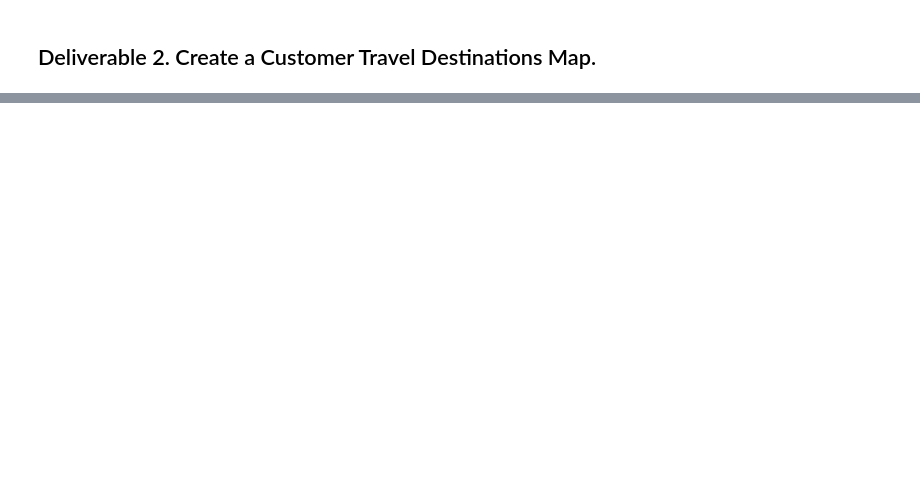
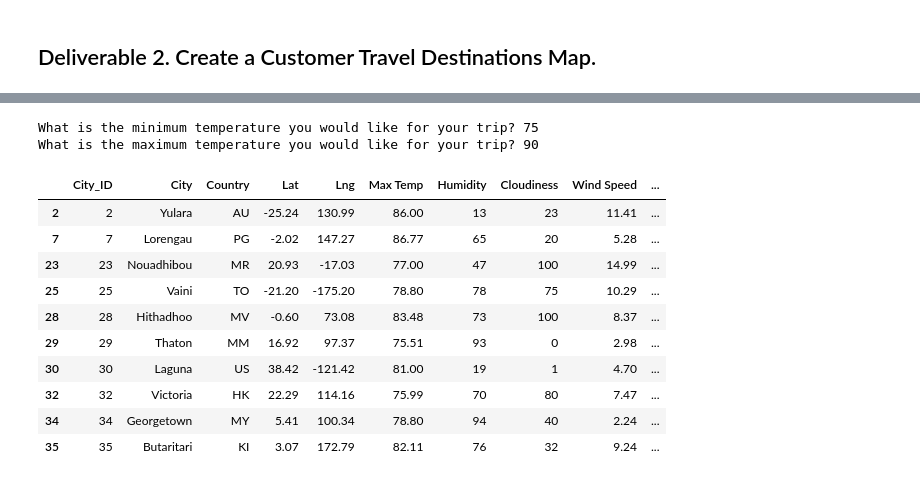
Before and after one commit to daniduce/World_Weather_Analysis, a Jupyter notebook: Vacation_search/Vacation_Search.ipynb, the cells around one changed output, grey strips where cells are left out. Drawn from its saved outputs; the diff is of its cells as text; code cells hidden in the pictures; blank space fills up the shorter version.

```diff
--- a/Vacation_search/Vacation_Search.ipynb
+++ b/Vacation_search/Vacation_Search.ipynb
@@ -25,6 +25,26 @@ city_data_df.head()
 # %%
 # 2. Prompt the user to enter minimum and maximum temperature criteria
+min_temp = float(input("What is the minimum temperature you would like for your trip? "))
+max_temp = float(input("What is the maximum temperature you would like for your trip? "))
+# %% [output]
+What is the minimum temperature you would like for your trip? 75
+What is the maximum temperature you would like for your trip? 90
 # %%
 # 3. Filter the city_data_df DataFrame using the input statements to create a new DataFrame using the loc method.
+preferred_cities_df = city_data_df.loc[(city_data_df["Max Temp"] <= max_temp) & \
+                                       (city_data_df["Max Temp"] >= min_temp)]
+preferred_cities_df.head(10)
+# %% [output]
+|  | City_ID | City | Country | Lat | Lng | Max Temp | Humidity | Cloudiness | Wind Speed | ... |
+| 2 | 2 | Yulara | AU | -25.24 | 130.99 | 86.00 | 13 | 23 | 11.41 | ... |
+| 7 | 7 | Lorengau | PG | -2.02 | 147.27 | 86.77 | 65 | 20 | 5.28 | ... |
+| 23 | 23 | Nouadhibou | MR | 20.93 | -17.03 | 77.00 | 47 | 100 | 14.99 | ... |
+| 25 | 25 | Vaini | TO | -21.20 | -175.20 | 78.80 | 78 | 75 | 10.29 | ... |
+| 28 | 28 | Hithadhoo | MV | -0.60 | 73.08 | 83.48 | 73 | 100 | 8.37 | ... |
+| 29 | 29 | Thaton | MM | 16.92 | 97.37 | 75.51 | 93 | 0 | 2.98 | ... |
+| 30 | 30 | Laguna | US | 38.42 | -121.42 | 81.00 | 19 | 1 | 4.70 | ... |
+| 32 | 32 | Victoria | HK | 22.29 | 114.16 | 75.99 | 70 | 80 | 7.47 | ... |
+| 34 | 34 | Georgetown | MY | 5.41 | 100.34 | 78.80 | 94 | 40 | 2.24 | ... |
+| 35 | 35 | Butaritari | KI | 3.07 | 172.79 | 82.11 | 76 | 32 | 9.24 | ... |
 # %%
 # 4a. Determine if there are any empty rows.
```
Also changed, not shown: parts of 9 cells of this notebook, 9 other files.
